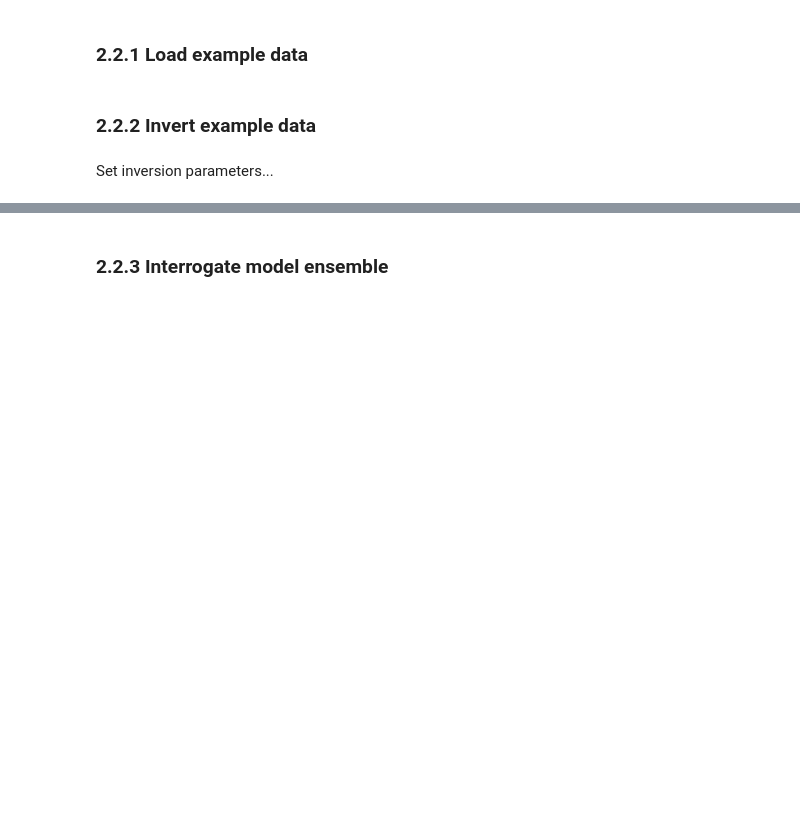
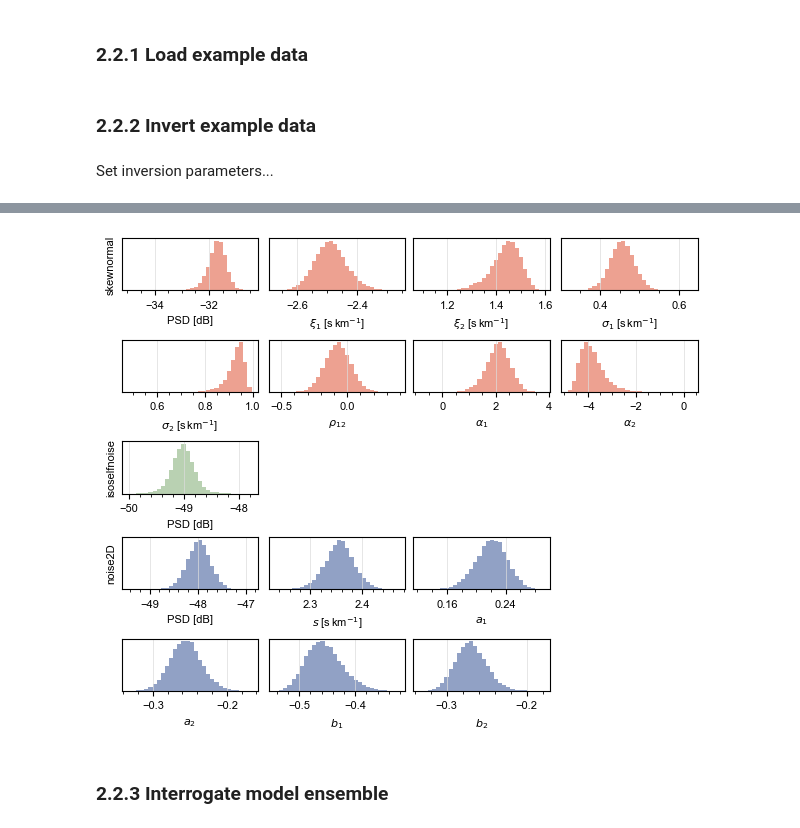
Before and after one commit to Claudia-Elijas/topophone2, a Jupyter notebook: docs/source/examples/example_2/example_2.2.ipynb, the cells around one changed output, grey strips where cells are left out. Cells and saved outputs as stored; diff of their text form; code cells hidden in the pictures; blank space fills up the shorter version.

Commit message:
Added histograms in example 2.2.

```diff
--- a/docs/source/examples/example_2/example_2.2.ipynb
+++ b/docs/source/examples/example_2/example_2.2.ipynb
@@ -112,57 +112,70 @@ The elapsed time is: 0.44 s
 # %%
-#__ Load true model for comparison __
-m_true = synthetics['m_true']
+#________ PLOT: Histograms ________#
 
 #__ Create figure and axes __
-fig = plt.figure(figsize=(6,3), facecolor='white', layout='constrained')
-gs  = GridSpec(figure=fig, nrows=3, ncols=6)
-axs = [fig.add_subplot(gs[:,3:])]
-axs.extend([fig.add_subplot(gs[0,j]) for j in range(3)])
-axs.extend([fig.add_subplot(gs[1,j]) for j in range(3)])
-axs.extend([fig.add_subplot(gs[2,j]) for j in range(3)])
+fig = plt.figure(figsize=(6,5), facecolor='white', layout='constrained')
+gs  = fig.add_gridspec(nrows=5, ncols=4)
+axs = [
+    *[fig.add_subplot(gs[0,i]) for i in range(4)],
+    *[fig.add_subplot(gs[1,i]) for i in range(4)],
+    fig.add_subplot(gs[2,0]),
+    *[fig.add_subplot(gs[3,i]) for i in range(3)],
+    *[fig.add_subplot(gs[4,i]) for i in range(3)]
+]
 
 #__ Labels __
 for ax, xlab, ylab in zip(axs,
-    [r"Iteration",   r"PSD [dB]", r"$a_1$", r"$b_1$", r"PSD [dB]", r"$\xi_1$ [ms$\,$km$^{-1}$]", r"$\xi_2$ [ms$\,$km$^{-1}$]", r"$\sigma_1$ [us$\,$m$^{-1}$]", r"$\sigma_2$ [us$\,$m$^{-1}$]", r"$\rho_{12}$"],
-    [r"ELBO [nats]", r"noise2D", None, None, r"normal", None, None, None, None, None]
+    [
+        r"PSD [dB]", r"$\xi_1$ [s$\,$km$^{-1}$]", r"$\xi_2$ [s$\,$km$^{-1}$]", r"$\sigma_1$ [s$\,$km$^{-1}$]",
+        r"$\sigma_2$ [s$\,$km$^{-1}$]", r"$\rho_{12}$", r"$\alpha_1$", r"$\alpha_2$",
+        r"PSD [dB]",
+        r"PSD [dB]", r"$s$ [s$\,$km$^{-1}$]", r"$a_1$",
+        r"$a_2$", r"$b_1$", r"$b_2$"
+    ],
+    [
+        r"skewnormal", None, None, None,
+        None, None, None, None,
+        r"isoselfnoise",
+        r"noise2D", None, None,
+        None, None, None
+    ]
 ):
-    if (xlab is not None): ax.set_xlabel(xlab, fontsize=small)
-    if (ylab is not None): ax.set_ylabel(ylab, fontsize=small)
+    if xlab is not None: ax.set_xlabel(xlab, fontsize=small)
+    if ylab is not None: ax.set_ylabel(ylab, fontsize=small)
 
 #__ Ticks __
-for ax, xlims, ylims, xticks, yticks in zip(axs,
-    [(1,N_iterations), None, None, None, None, None, None, None, None, None],
-    [(-13900,-13840), None, None, None, None, None, None, None, None, None],
-    [(5000,1000), (2,0.5), (0.6,0.2), (0.6,0.2), (2,0.5), (6,2), (6,2), (5,2.5), (5,2.5), (0.5,0.25)],
-    [(10,2), None, None, None, None, None, None, None, None, None]
+for ax, xticks in zip(axs,
+    [
+        (2,0.5), (0.2,0.05), (0.2,0.05), (0.2,0.05),
+        (0.2,0.05), (0.5,0.1), (2,0.5), (2,0.5),
+        (1,0.2),
+        (1,0.2), (0.1,0.02), (0.08,0.02),
+        (0.1,0.02), (0.1,0.02), (0.1,0.02)
+    ]
 ):
-    if (xlims is not None): ax.set_xlim(*xlims)
-    if (ylims is not None): ax.set_ylim(*ylims)
-    if (xticks is not None):
-        ax.xaxis.set_major_locator(ticker.MultipleLocator(xticks[0]))
-        ax.xaxis.set_minor_locator(ticker.MultipleLocator(xticks[1]))
-    else: ax.set_xticks([])
-    if (yticks is not None):
-        ax.yaxis.set_major_locator(ticker.MultipleLocator(yticks[0]))
-        ax.yaxis.set_minor_locator(ticker.MultipleLocator(yticks[1]))
-    else: ax.set_yticks([])
+    ax.xaxis.set_major_locator(ticker.MultipleLocator(xticks[0]))
+    ax.xaxis.set_minor_locator(ticker.MultipleLocator(xticks[1]))
+    ax.set_yticks([])
     ax.tick_params(labelsize=small)
     ax.grid(color='gainsboro', linewidth=0.5)
 
-#__ Plot loss function __
-axs[0].plot(1+np.arange(N_iterations), lnELBO, lw=1.0, c='k', zorder=1)
+#__ Plot 'skewnormal' parameter histograms __
+scales = [1e0, 1e3, 1e3, 1e3, 1e3, 1e0, 1e0, 1e0]
+for mi, ax, sc in zip(m.T[:8], axs[:8], scales):
+    ax.hist(sc*mi, bins=30, color=theme[0], alpha=0.5, zorder=1)
+
+#__ Plot 'isoselfnoise' parameter histograms __
+scales = [1e0]
+for mi, ax, sc in zip([m.T[8]], [axs[8]], scales):
+    ax.hist(sc*mi, bins=30, color=theme[1], alpha=0.5, zorder=1)
 
 #__ Plot 'noise2D' parameter histograms __
-scales = [1e0, 1e0, 1e0]
-for mi, mi_true, ax, sc in zip(m.T[6:], m_true[6:], axs[1:4], scales):
+scales = [1e0, 1e3, 1e0, 1e0, 1e0, 1e0]
+for mi, ax, sc in zip(m.T[9:], axs[9:], scales):
     ax.hist(sc*mi, bins=30, color=theme[2], alpha=0.5, zorder=1)
-    ax.axvline(sc*mi_true, lw=1.0, ls='--', color='k', zorder=2)
-
-#__ Plot 'normal' parameter histograms __
-scales = [1e0, 1e6, 1e6, 1e6, 1e6, 1e0]
-for mi, mi_true, ax, sc in zip(m.T[:6], m_true[:6], axs[4:], scales):
-    ax.hist(sc*mi, bins=30, color=theme[0], alpha=0.5, zorder=1)
-    ax.axvline(sc*mi_true, lw=1.0, ls='--', color='k', zorder=2)
 
 #__ Show figure __
-fig.show()
+display(fig)
+plt.close(fig)
+# %% [output]
+[figure, added]
```
Also changed, not shown: parts of 8 cells of this notebook.
